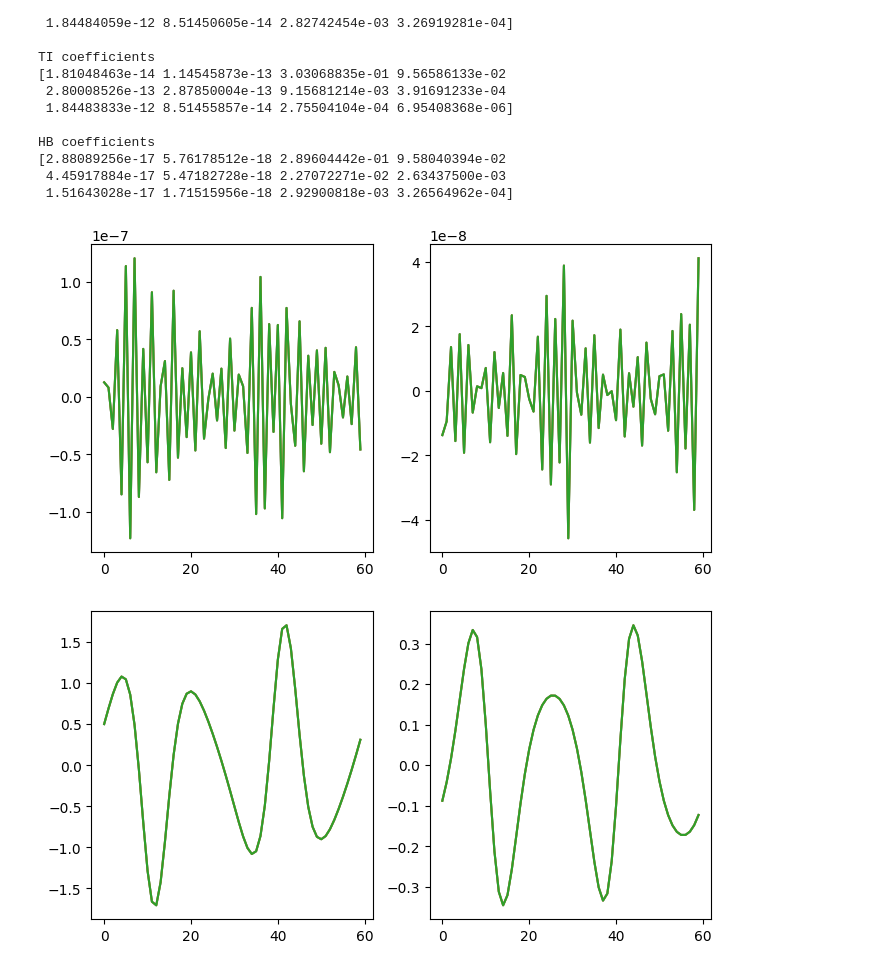
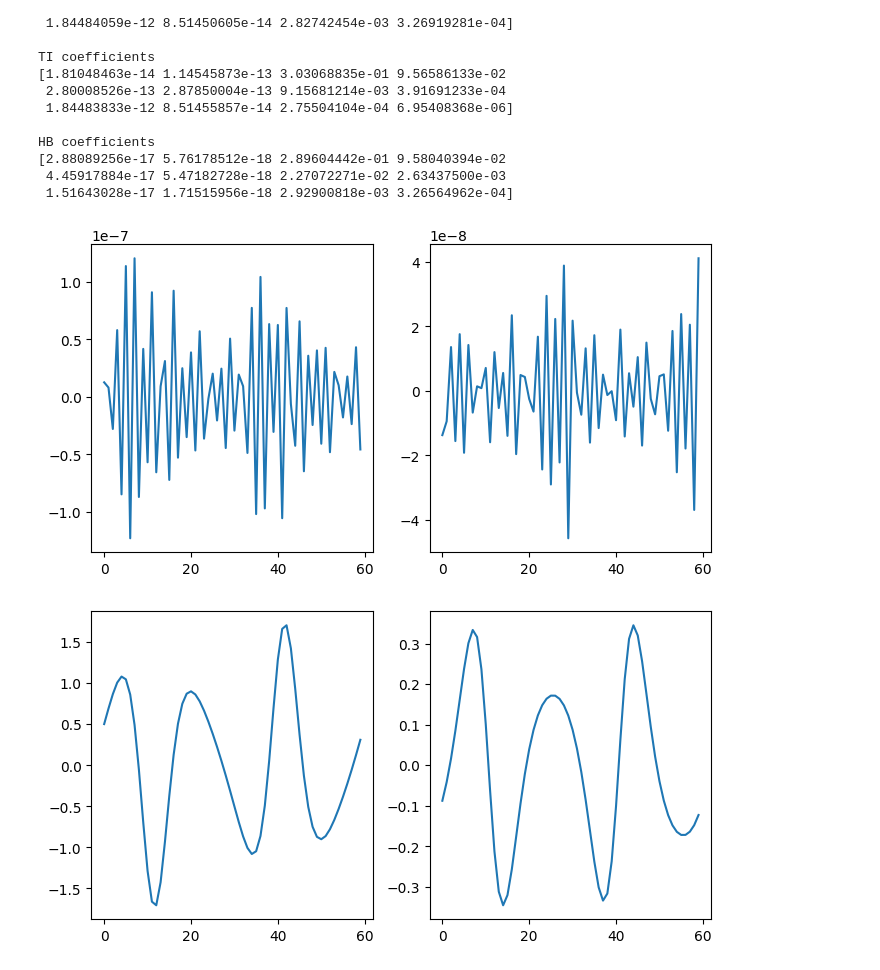
Before and after one commit to schilln/harmonic_balance_python, a Jupyter notebook: experiment/balance.ipynb, the cells around one changed output. Saved outputs shown, nothing was run; the diff lists cells and outputs as text; code cells hidden in the pictures.

Commit message:
moved implementation of time domain residual computation

```diff
--- a/experiment/balance.ipynb
+++ b/experiment/balance.ipynb
@@ -288,44 +250,28 @@ def get_residual_time3(xx, xxp, xxpp, M, C, K, f_ext, f_nl, omega, tls):
 # %%
 ti_zpp = freq.get_derivative(omega, ti_z, NH, n, 2)
 ti_zzpp = utils.extract_dofs_freq(ti_zpp, n)
 ti_xxpp = scipy.fft.irfft(ti_zzpp, axis=1, norm=freq.FFT_NORM)
 
-ti_res = get_residual_time(
-    ti_xx, ti_xxp, ti_xxpp, M, C, K, f_ext, f_nl, omega, tls
-)
-
-ti_res2 = get_residual_time2(ti_xx, ti_xxp, ti_xxpp, M, C, K, f_ext, omega, tls)
-
-ti_res3 = get_residual_time3(
-    ti_xx, ti_xxp, ti_xxpp, M, C, K, f_ext, f_nl, omega, tls
+ti_res = utils.get_time_residual(
+    ti_xx, ti_xxp, ti_xxpp, M, C, K, f_ext, f_nl, omega, tls, n
 )
 
 fig, axs = plt.subplots(1, 2, figsize=(8, 4))
 
 for i in range(2):
     ax = axs[i]
     ax.plot(ti_res[i])
-    ax.plot(ti_res2[i])
-    ax.plot(ti_res3[i])
 
 plt.show()
 # %% [output]
-[figure, old version]
+[figure, new version]
 # %%
 hb_zpp = freq.get_derivative(omega, hb_zp, NH, n, 1)
 hb_zzpp = utils.extract_dofs_freq(hb_zpp, n)
 hb_xxpp = scipy.fft.irfft(hb_zzpp, axis=1, norm=freq.FFT_NORM)
 
-hb_res = get_residual_time(
-    hb_xx, hb_xxp, hb_xxpp, M, C, K, f_ext, f_nl, omega, tls
-)
-
-hb_res2 = get_residual_time2(
-    hb_xx, hb_xxp, hb_xxpp, M, C, K, f_ext, omega, tls
-)
-
-hb_res3 = get_residual_time3(
-    hb_xx, hb_xxp, hb_xxpp, M, C, K, f_ext, f_nl, omega, tls
+hb_res = utils.get_time_residual(
+    hb_xx, hb_xxp, hb_xxpp, M, C, K, f_ext, f_nl, omega, tls, n
 )
 
 fig, axs = plt.subplots(1, 2, figsize=(8, 4))
@@ -333,9 +279,7 @@ fig, axs = plt.subplots(1, 2, figsize=(8, 4))
 for i in range(2):
     ax = axs[i]
     ax.plot(hb_res[i])
-    ax.plot(hb_res2[i])
-    ax.plot(hb_res3[i])
 
 plt.show()
 # %% [output]
-[figure, old version]
+[figure, new version]
```
Also changed, not shown: parts of 1 cell of this notebook, 1 other file.
